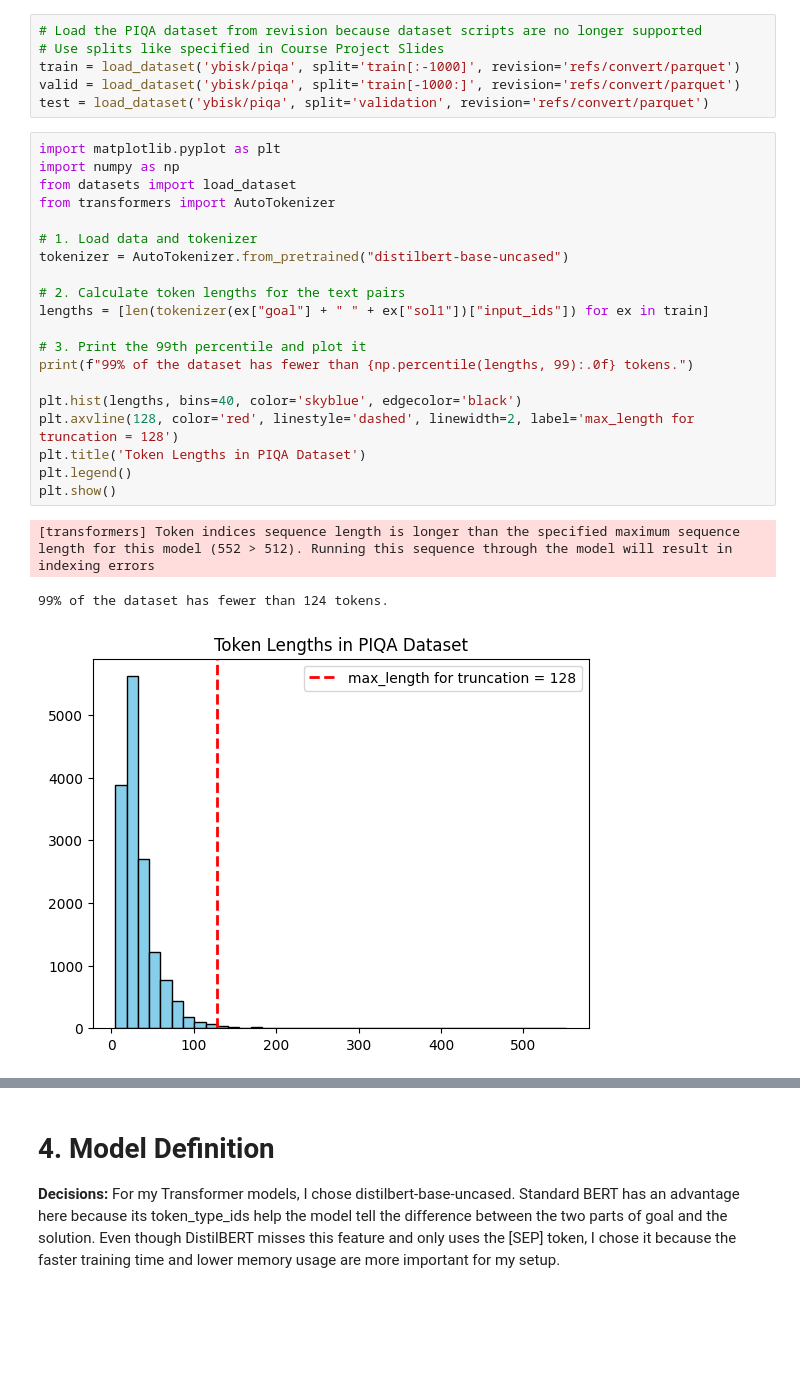
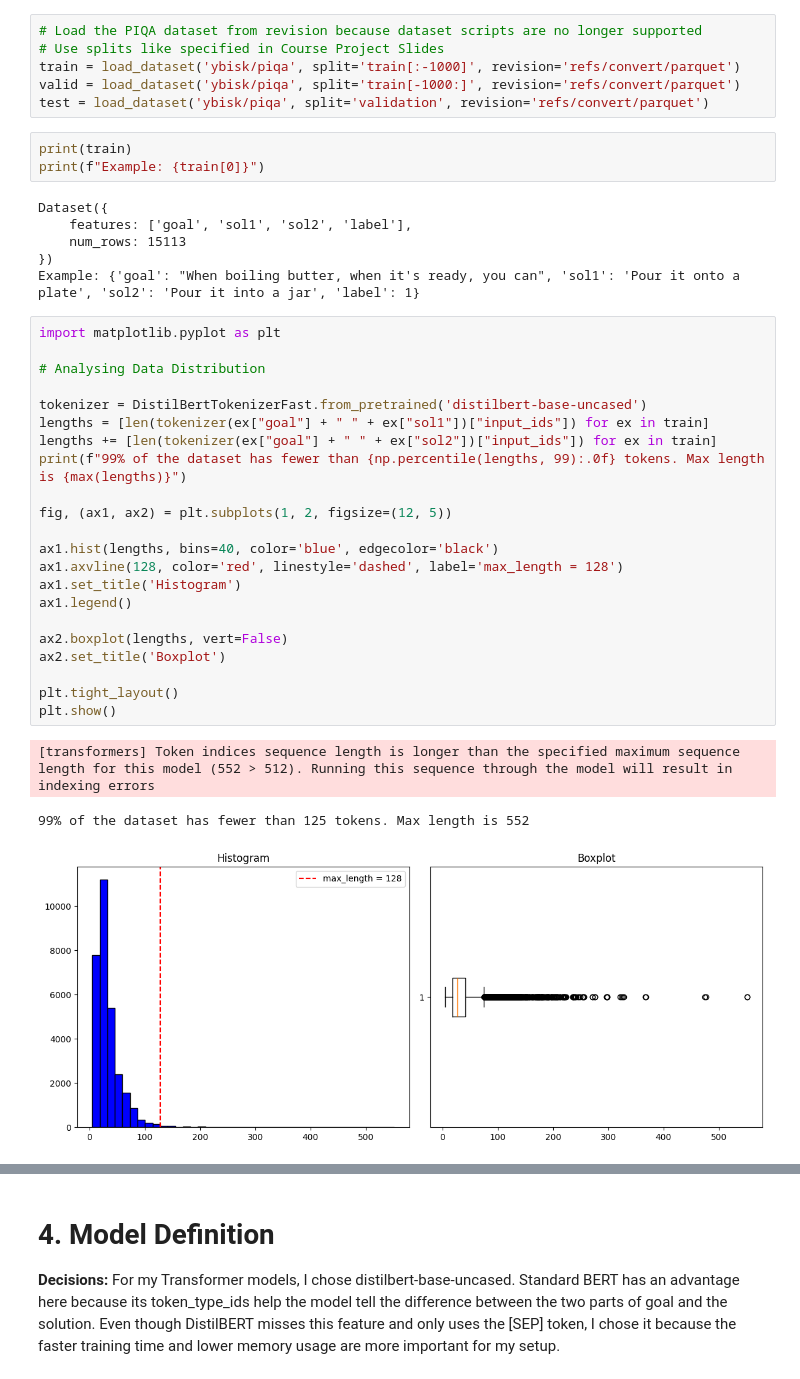
Before and after one commit to Kneubii/NLP_Exercises, a Jupyter notebook: Project_2/NLP_Project02_Janis_Kneubuehler.ipynb, the cells around one changed output, grey strips where cells are left out. Drawn from its saved outputs; the diff is of its cells as text; blank space fills up the shorter version.

```diff
--- a/Project_2/NLP_Project02_Janis_Kneubuehler.ipynb
+++ b/Project_2/NLP_Project02_Janis_Kneubuehler.ipynb
@@ -38,29 +40,40 @@ torch.manual_seed(SEED)
 train = load_dataset('ybisk/piqa', split='train[:-1000]', revision='refs/convert/parquet')
 valid = load_dataset('ybisk/piqa', split='train[-1000:]', revision='refs/convert/parquet')
 test = load_dataset('ybisk/piqa', split='validation', revision='refs/convert/parquet')
+# %%
+print(train)
+print(f"Example: {train[0]}")
+# %% [output]
+Dataset({
+    features: ['goal', 'sol1', 'sol2', 'label'],
+    num_rows: 15113
+})
+Example: {'goal': "When boiling butter, when it's ready, you can", 'sol1': 'Pour it onto a plate', 'sol2': 'Pour it into a jar', 'label': 1}
 # %%
 import matplotlib.pyplot as plt
-import numpy as np
-from datasets import load_dataset
-from transformers import AutoTokenizer
 
-# 1. Load data and tokenizer
-tokenizer = AutoTokenizer.from_pretrained("distilbert-base-uncased")
+# Analysing Data Distribution
 
-# 2. Calculate token lengths for the text pairs
+tokenizer = DistilBertTokenizerFast.from_pretrained('distilbert-base-uncased')
 lengths = [len(tokenizer(ex["goal"] + " " + ex["sol1"])["input_ids"]) for ex in train]
+lengths += [len(tokenizer(ex["goal"] + " " + ex["sol2"])["input_ids"]) for ex in train]
+print(f"99% of the dataset has fewer than {np.percentile(lengths, 99):.0f} tokens. Max length is {max(lengths)}")
 
-# 3. Print the 99th percentile and plot it
-print(f"99% of the dataset has fewer than {np.percentile(lengths, 99):.0f} tokens.")
+fig, (ax1, ax2) = plt.subplots(1, 2, figsize=(12, 5))
 
-plt.hist(lengths, bins=40, color='skyblue', edgecolor='black')
-plt.axvline(128, color='red', linestyle='dashed', linewidth=2, label='max_length for truncation = 128')
-plt.title('Token Lengths in PIQA Dataset')
-plt.legend()
+ax1.hist(lengths, bins=40, color='blue', edgecolor='black')
+ax1.axvline(128, color='red', linestyle='dashed', label='max_length = 128')
+ax1.set_title('Histogram')
+ax1.legend()
+
+ax2.boxplot(lengths, vert=False)
+ax2.set_title('Boxplot')
+
+plt.tight_layout()
 plt.show()
 # %% [output]
 [transformers] Token indices sequence length is longer than the specified maximum sequence length for this model (552 > 512). Running this sequence through the model will result in indexing errors
-99% of the dataset has fewer than 124 tokens.
+99% of the dataset has fewer than 125 tokens. Max length is 552
-[figure, old version]
+[figure, new version]
 # %% [markdown]
 # 3. Preprocessing
```
Also changed, not shown: parts of 3 cells of this notebook.
